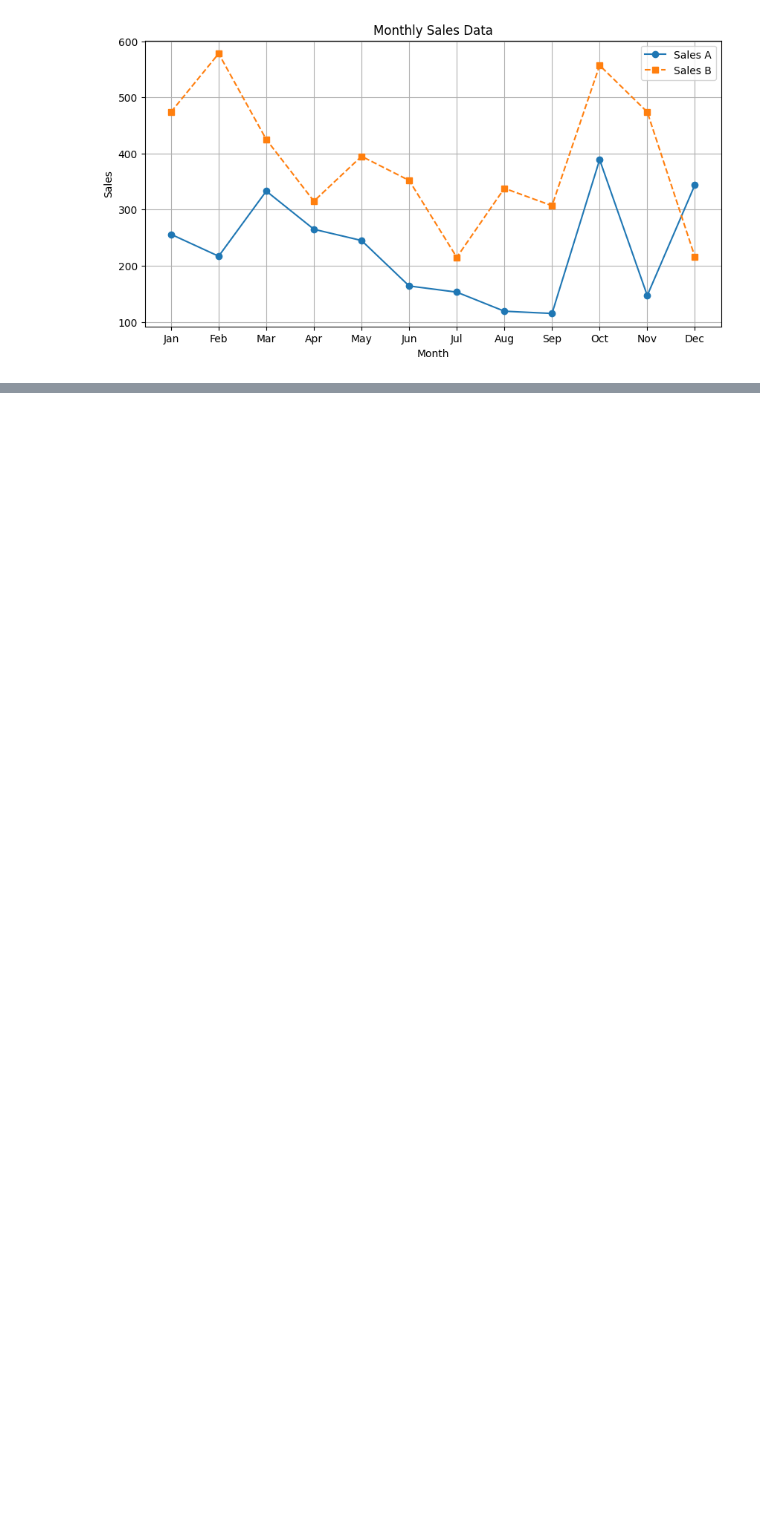
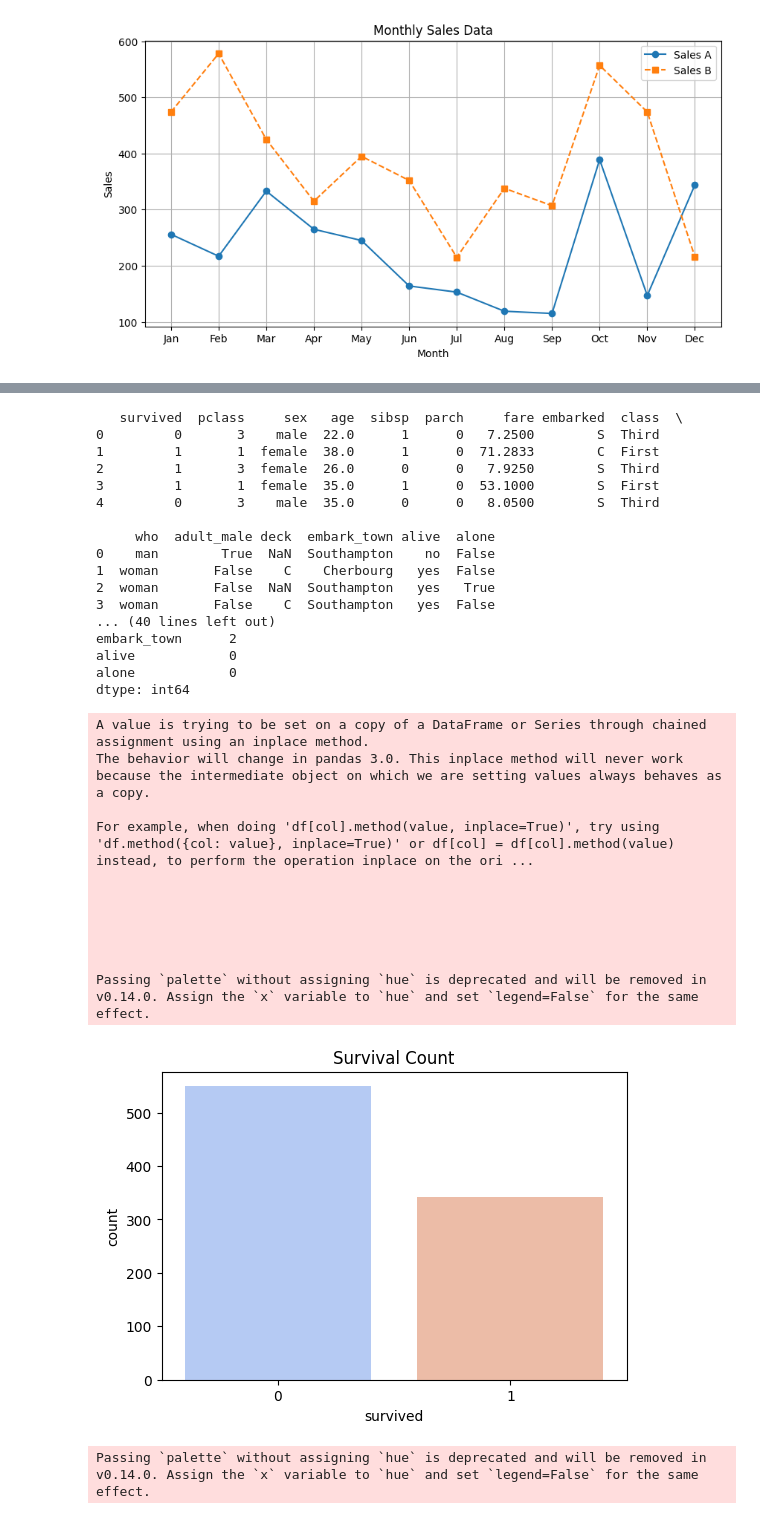
Before and after one commit to janviishere/Python-Program, a Jupyter notebook: Untitled9.ipynb, the cells around one changed output, grey strips where cells are left out. Drawn from its saved outputs; the diff is of its cells as text; code cells hidden in the pictures; blank space fills up the shorter version.

```diff
--- a/Untitled9.ipynb
+++ b/Untitled9.ipynb
@@ -116,0 +265,62 @@ plt.show()
+# %%
+import pandas as pd
+import seaborn as sns
+import matplotlib.pyplot as plt
+# Load Titanic dataset
+df = sns.load_dataset("titanic")
+# Display first 5 rows
+print(df.head())
+# Display dataset information
+print("\nDataset Information:")
+print(df.info())
+# Check missing values
+print("\nMissing Values:")
+print(df.isnull().sum())
+# Handle missing values (Fill age with median, drop others)
+df['age'].fillna(df['age'].median(), inplace=True)
+df.drop(columns=['deck', 'embark_town', 'alive'], inplace=True)
+# Univariate Analysis - Countplot of survival
+plt.figure(figsize=(6, 4))
+sns.countplot(x='survived', data=df, palette='coolwarm')
+plt.title("Survival Count")
+plt.show()
+# Bivariate Analysis - Survival by class
+plt.figure(figsize=(6, 4))
+sns.barplot(x='class', y='survived', data=df, palette='coolwarm', estimator=lambda x: sum(x) /
+len(x))
+plt.title("Survival Rate by Class")
+plt.show()
+# Pairplot (Relationships between numerical variables)
+sns.pairplot(df.select_dtypes(include=['number']), hue='survived', palette='coolwarm')
+plt.show()
+# %% [output]
+   survived  pclass     sex   age  sibsp  parch     fare embarked  class  \
+0         0       3    male  22.0      1      0   7.2500        S  Third
+1         1       1  female  38.0      1      0  71.2833        C  First
+2         1       3  female  26.0      0      0   7.9250        S  Third
+3         1       1  female  35.0      1      0  53.1000        S  First
+4         0       3    male  35.0      0      0   8.0500        S  Third
+
+     who  adult_male deck  embark_town alive  alone
+0    man        True  NaN  Southampton    no  False
+1  woman       False    C    Cherbourg   yes  False
+2  woman       False  NaN  Southampton   yes   True
+3  woman       False    C  Southampton   yes  False
+... (40 lines left out)
+embark_town      2
+alive            0
+alone            0
+dtype: int64
+A value is trying to be set on a copy of a DataFrame or Series through chained assignment using an inplace method.
+The behavior will change in pandas 3.0. This inplace method will never work because the intermediate object on which we are setting values always behaves as a copy.
+
+For example, when doing 'df[col].method(value, inplace=True)', try using 'df.method({col: value}, inplace=True)' or df[col] = df[col].method(value) instead, to perform the operation inplace on the ori ...
+
+
+
+
+
+
+Passing `palette` without assigning `hue` is deprecated and will be removed in v0.14.0. Assign the `x` variable to `hue` and set `legend=False` for the same effect.
+[figure, added]
+Passing `palette` without assigning `hue` is deprecated and will be removed in v0.14.0. Assign the `x` variable to `hue` and set `legend=False` for the same effect.
```
Also changed, not shown: parts of 5 cells of this notebook.
